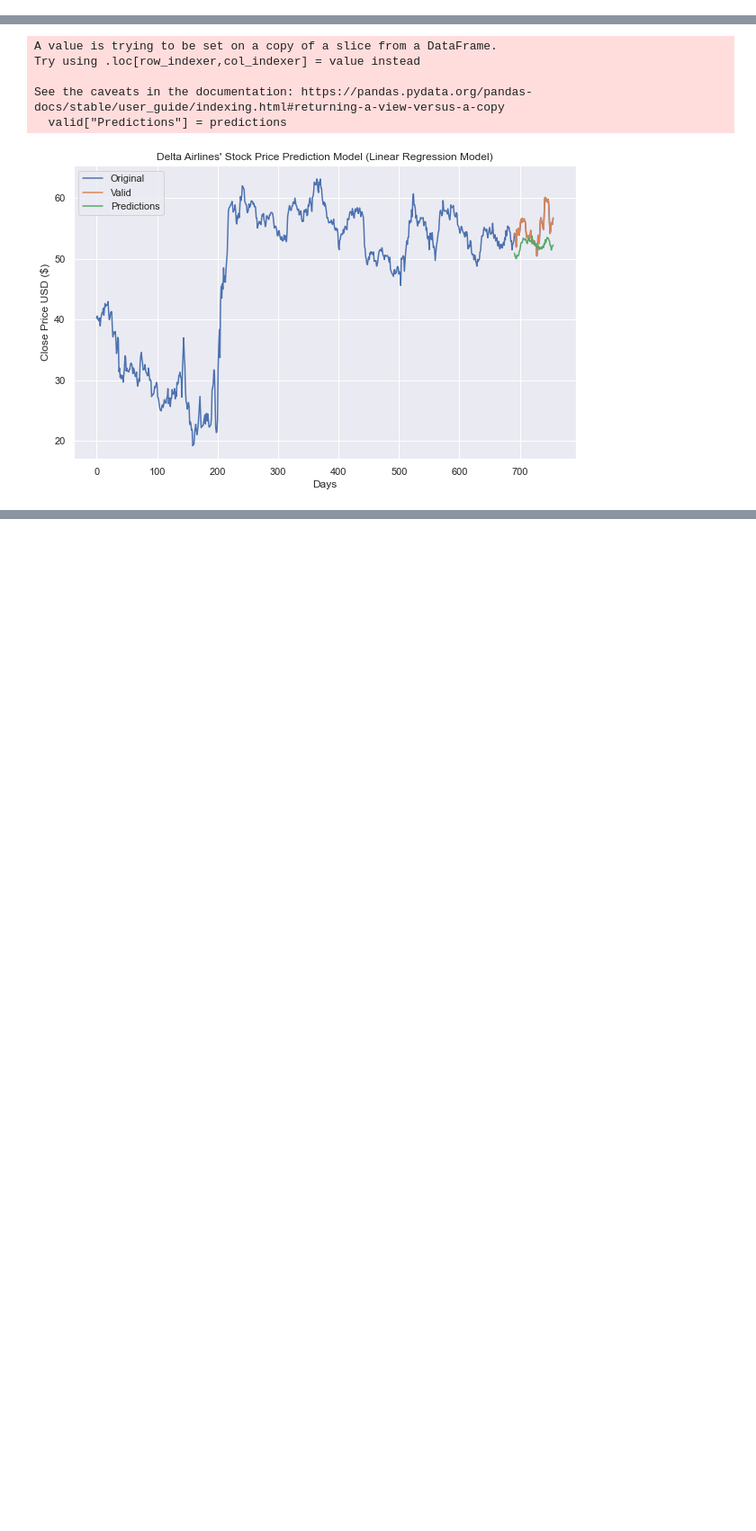
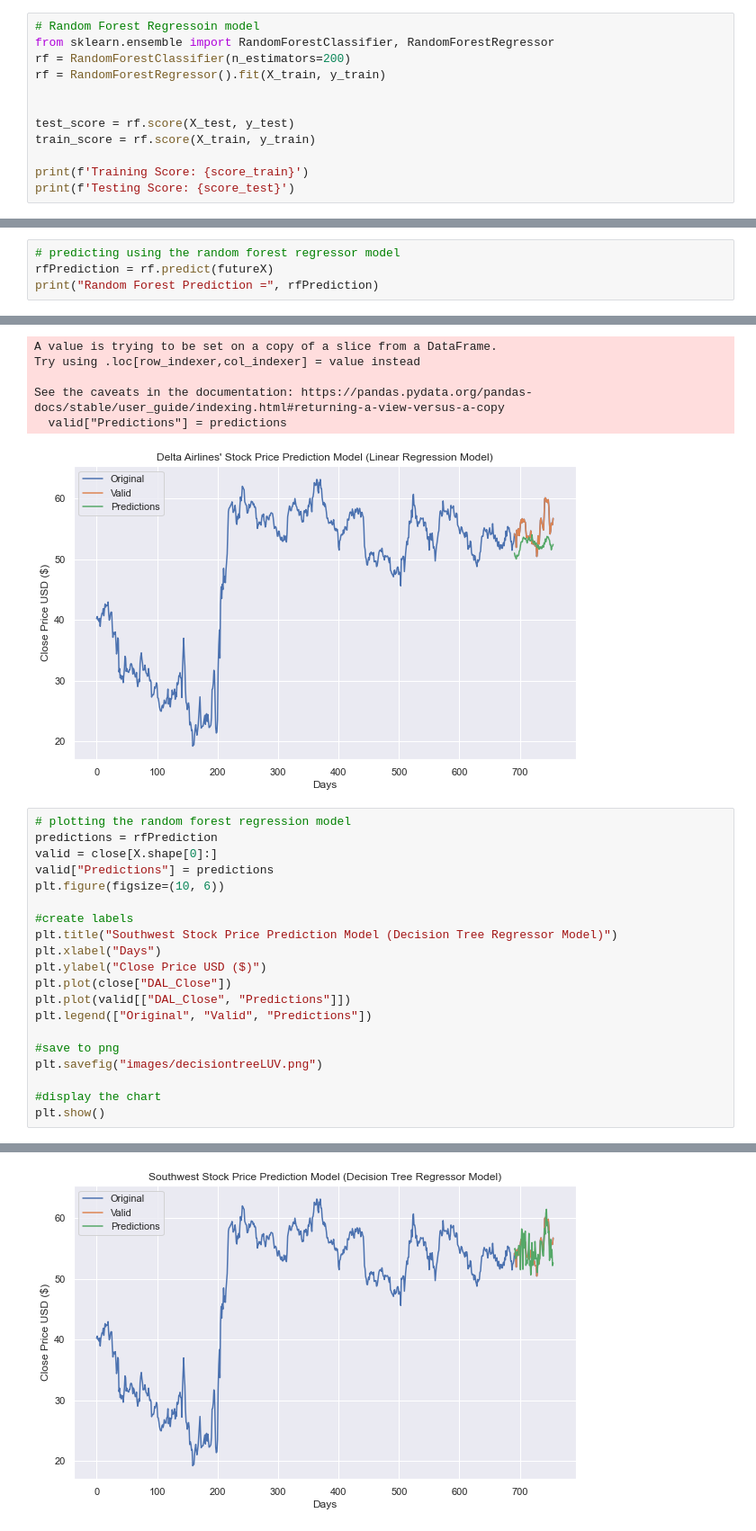
Before and after one commit to teresaflicek/Airline-Stock-Analysis, a Jupyter notebook: AirlineStockAnalysis/MachineLearning.ipynb, the cells around one changed output, grey strips where cells are left out. Shown at 90% size. Saved outputs shown, nothing was run; the diff lists cells and outputs as text; blank space fills up the shorter version.

```diff
--- a/AirlineStockAnalysis/MachineLearning.ipynb
+++ b/AirlineStockAnalysis/MachineLearning.ipynb
@@ -424,0 +479,12 @@ Testing Score: 0.4116979735360855
+# %%
+# Random Forest Regressoin model
+from sklearn.ensemble import RandomForestClassifier, RandomForestRegressor
+rf = RandomForestClassifier(n_estimators=200)
+rf = RandomForestRegressor().fit(X_train, y_train)
+
+
+test_score = rf.score(X_test, y_test)
+train_score = rf.score(X_train, y_train)
+
+print(f'Training Score: {score_train}')
+print(f'Testing Score: {score_test}')
@@ -496,0 +546,4 @@ print(f'{futureX} + {linearPrediction} + {treePrediction}')
+# %%
+# predicting using the random forest regressor model
+rfPrediction = rf.predict(futureX)
+print("Random Forest Prediction =", rfPrediction)
@@ -548,3 +613,24 @@ Try using .loc[row_indexer,col_indexer] = value instead
 See the caveats in the documentation: https://pandas.pydata.org/pandas-docs/stable/user_guide/indexing.html#returning-a-view-versus-a-copy
   valid["Predictions"] = predictions
 [figure]
+# %%
+# plotting the random forest regression model
+predictions = rfPrediction
+valid = close[X.shape[0]:]
+valid["Predictions"] = predictions
+plt.figure(figsize=(10, 6))
+
+#create labels
+plt.title("Southwest Stock Price Prediction Model (Decision Tree Regressor Model)")
+plt.xlabel("Days")
+plt.ylabel("Close Price USD ($)")
+plt.plot(close["DAL_Close"])
+plt.plot(valid[["DAL_Close", "Predictions"]])
+plt.legend(["Original", "Valid", "Predictions"])
+
+#save to png
+plt.savefig("images/decisiontreeLUV.png")
+
+#display the chart
+plt.show()
+# %% [output]
@@ -550,0 +642 @@ See the caveats in the documentation: https://pandas.pydata.org/pandas-docs/stab
+[figure, added]
```
Also changed, not shown: parts of 34 cells of this notebook, 6 other files.
